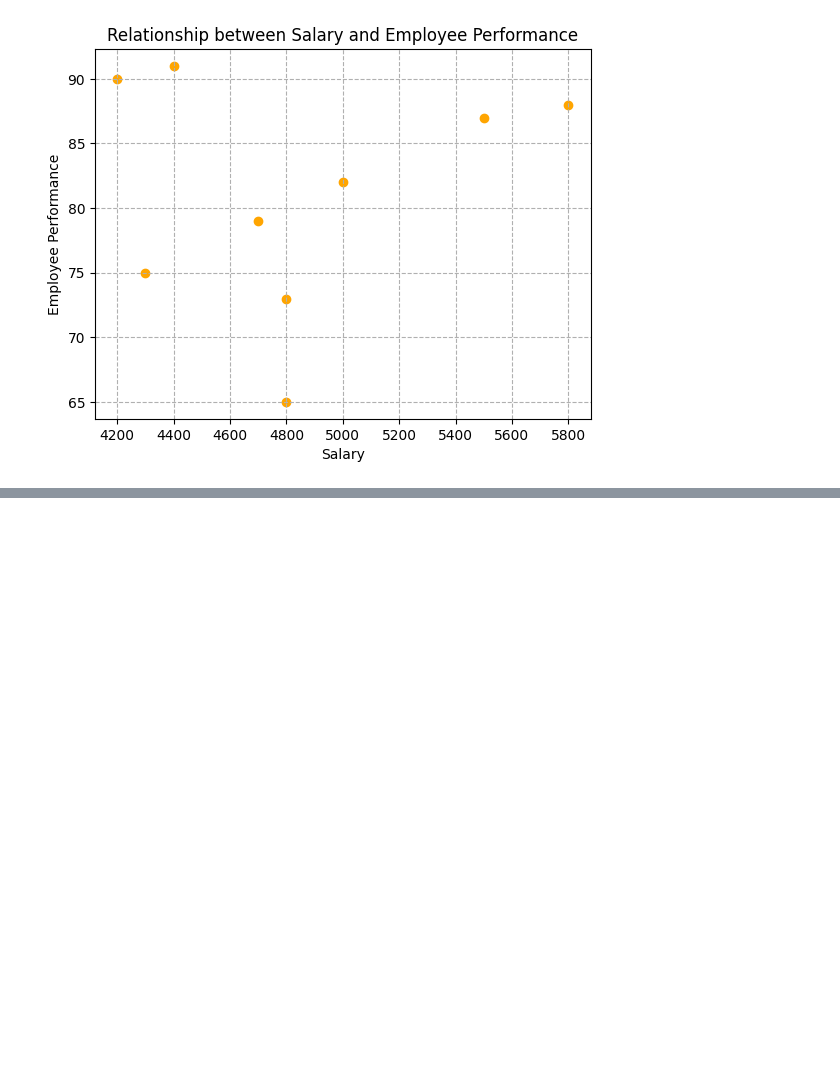
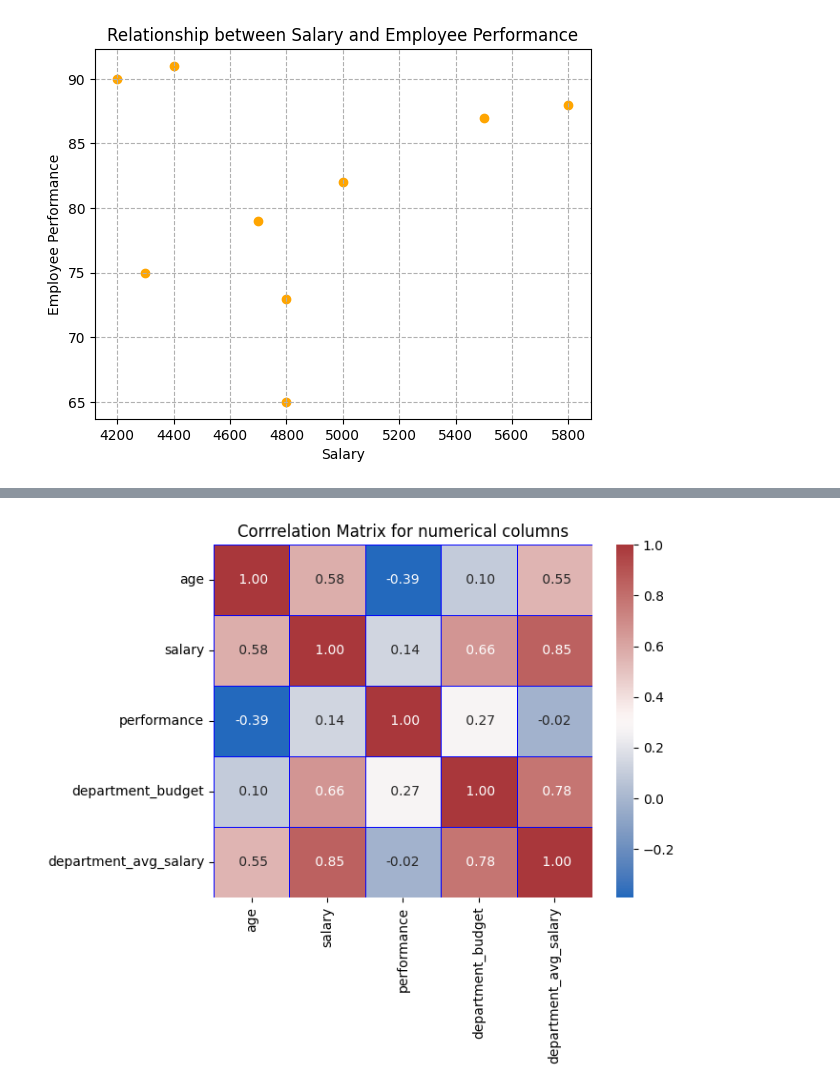
Before and after one commit to augustus-somtochukwu-umeh/Data-Science, a Jupyter notebook: employee_dataset.ipynb, the cells around one changed output, grey strips where cells are left out. Cells and saved outputs as stored; diff of their text form; code cells hidden in the pictures; blank space fills up the shorter version.

```diff
--- a/employee_dataset.ipynb
+++ b/employee_dataset.ipynb
@@ -947,0 +957,11 @@ plt.show()
+# %%
+#visualize the correlation matrix for numerical columns in the dataset
+num_cols = ['age', 'salary', 'performance', 'department_budget', 'department_avg_salary']
+
+corr=merge_df[num_cols].corr()
+
+sns.heatmap(corr, annot=True, cmap='vlag', fmt=' .2f', linewidths='0.5', linecolor='blue')
+plt.title('Corrrelation Matrix for numerical columns')
+plt.show()
+# %% [output]
+[figure, added]
```
Also changed, not shown: parts of 9 cells of this notebook.
